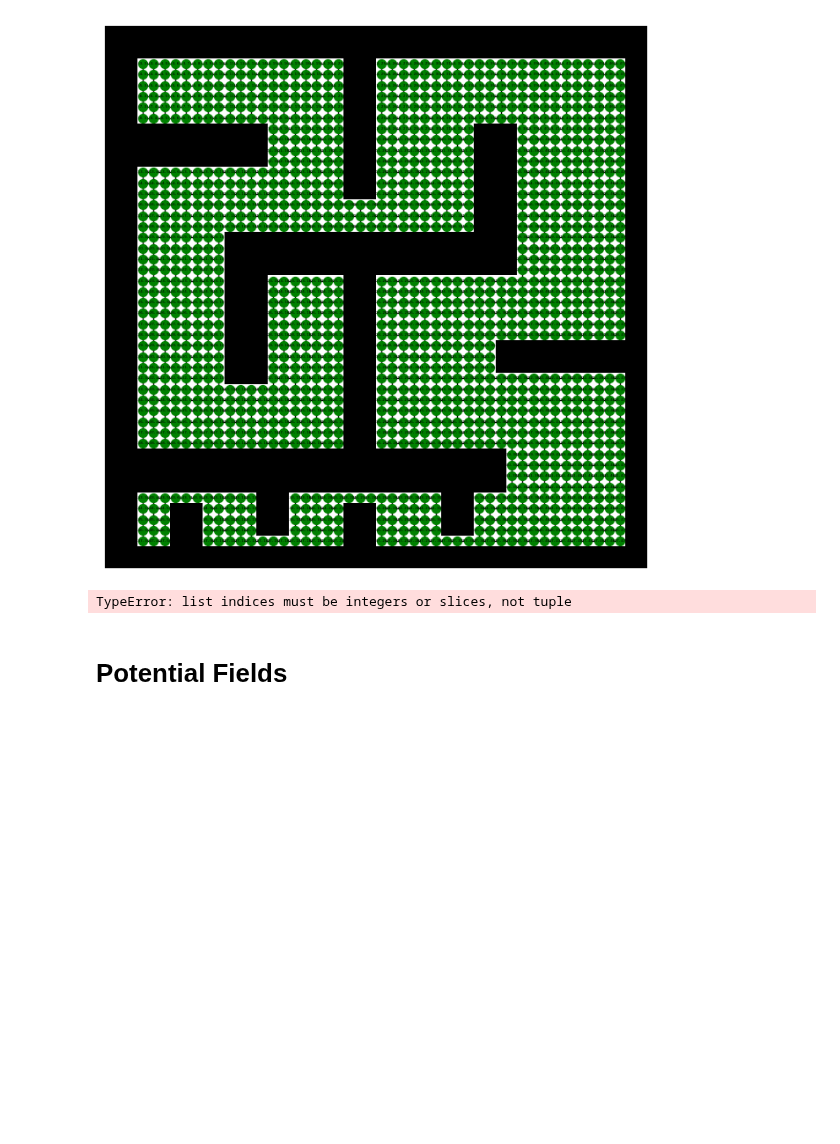
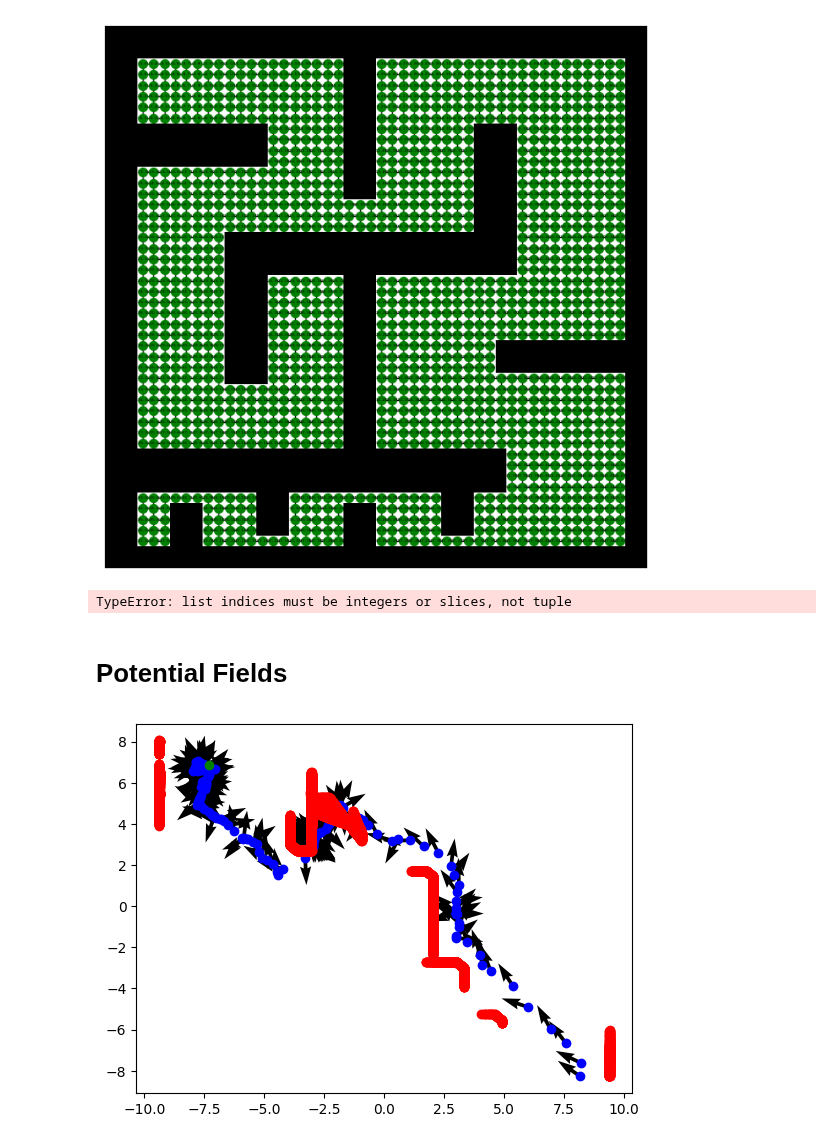
Before and after one commit to EnnesJp/robotica-movel-tp1, a Jupyter notebook: TP2/robotica-movel-tp2.ipynb, the cells around one changed output. Saved outputs shown, nothing was run; the diff lists cells and outputs as text; code cells hidden in the pictures; blank space fills up the shorter version.

Commit message:
update: Random forces PF

```diff
--- a/TP2/robotica-movel-tp2.ipynb
+++ b/TP2/robotica-movel-tp2.ipynb
@@ -360,11 +360,12 @@ def repulsion(obs:np.ndarray, theta:float, R:float=3, krep:float=.1) -> np.ndarr
     """
     Função destinada a calcular a força de repulsão que um obstáculo exerce robô
     :param obs: posição do obstáculo sob o referencial do robô (X, Y, Theta)
-    :param R: ...........................................................................................
+    :param theta: rotação sobre o eixo Z
+    :param R: distancia mínima para exercer força
     :param katt: constante de repulsão
     :return: um vetor indicando a força de repulsão que o obstáculo exerce robô
     """
-    v = -obs
+    v = 0.0 - obs
     d = np.linalg.norm(v, axis=1) - theta
     d = d.reshape((len(v) ,1))
 
@@ -503,3 +511,15 @@ try:
     sim.stopSimulation()
 finally:
     stopNonHolonomicWheels()
+# %%
+for obj in seen[::10]:
+    plt.plot(obj['robotPos'][0], obj['robotPos'][1], 'o', color = 'b')
+    plt.quiver(obj['robotPos'][0], obj['robotPos'][1],
+               obj['resultingForce'][0] - obj['robotPos'][0],
+               obj['resultingForce'][1] - obj['robotPos'][1])
+    for x, y in obj['objects']:
+        plt.plot(x, y, 'o', color = 'r')
+plt.plot(goal[0, 0], goal[0, 1], 'o', color='g')
+plt.show()
+# %% [output]
+[figure, added]
```
Also changed, not shown: parts of 1 cell of this notebook, 3 other files.
